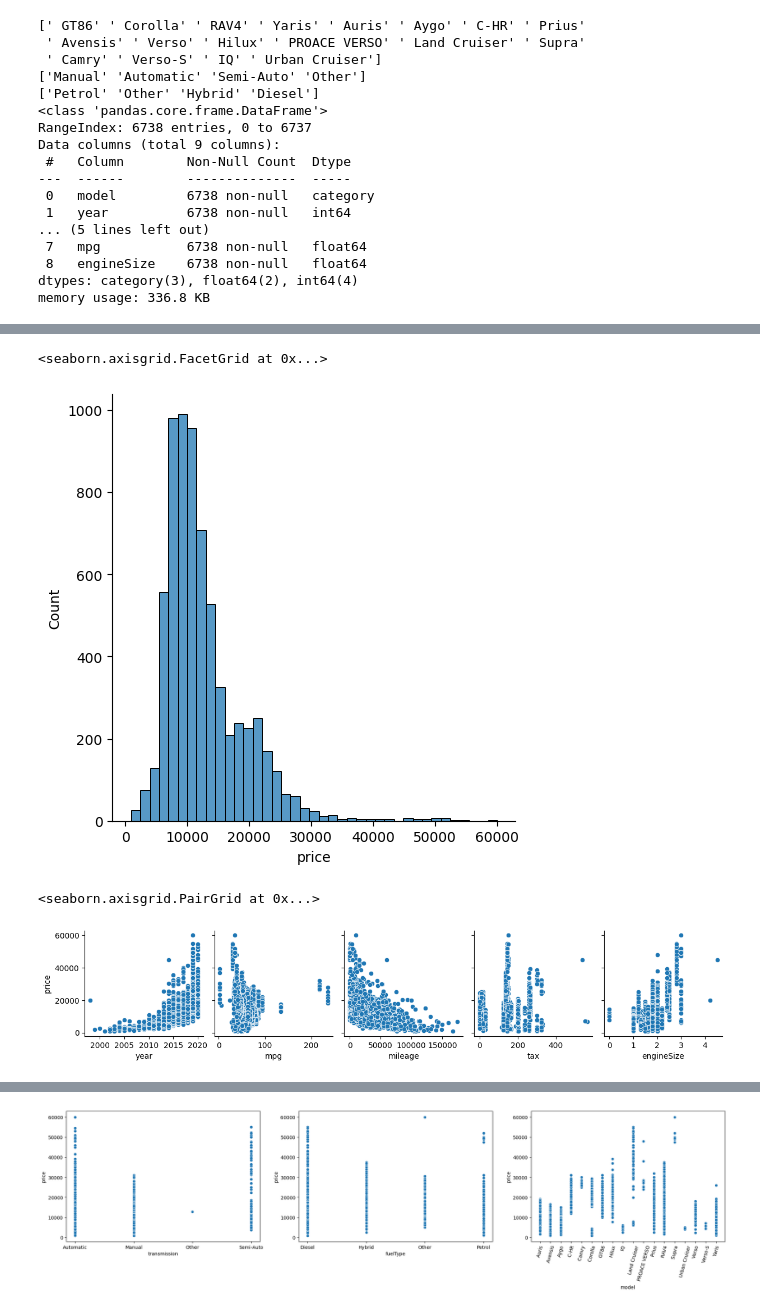
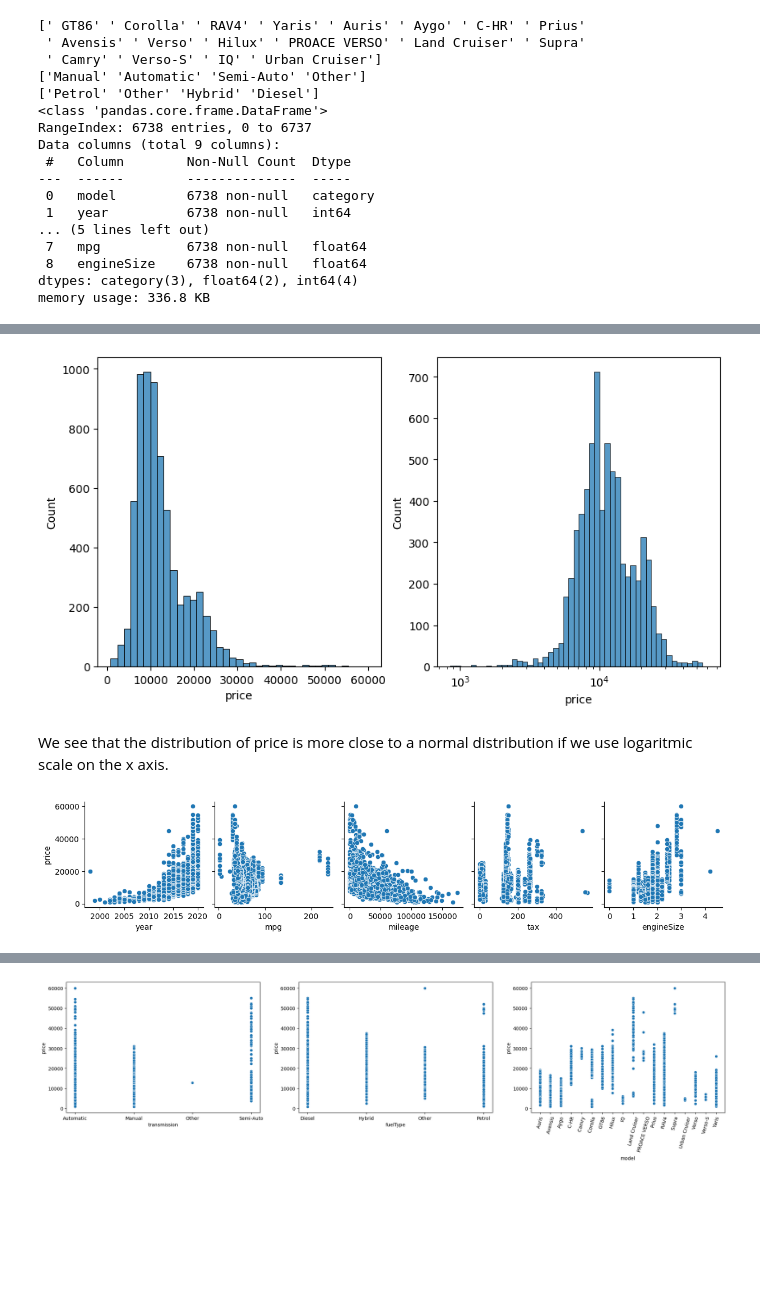
Before and after one commit to lenelise/dc_practice, a Jupyter notebook: practice_exam.ipynb, the cells around one changed output, grey strips where cells are left out. Cells and saved outputs as stored; diff of their text form; code cells hidden in the pictures; blank space fills up the shorter version.

```diff
--- a/practice_exam.ipynb
+++ b/practice_exam.ipynb
@@ -7,8 +7,8 @@ The rest of the columns are either in64 or float64 type which seems appropriate.
 import pandas as pd
 import matplotlib.pyplot as plt
 import seaborn as sns
-data = pd.read_csv('toyota.csv')
-data.head()
+toyota = pd.read_csv('toyota.csv')
+toyota.head()
 # %% [output]
 |  | model | year | price | transmission | mileage | fuelType | tax | mpg | engineSize |
 | 0 | GT86 | 2016 | 16000 | Manual | 24089 | Petrol | 265 | 36.2 | 2.0 |
@@ -51,10 +57,11 @@ dtype: int64
 # %%
 possible_categorical_columns = ['model', 'transmission', 'fuelType']
 for col in possible_categorical_columns:
-    print(data[col].unique())
-    data[col] = data[col].astype('category')
+    print(toyota[col].unique())
+    toyota[col] = toyota[col].astype('category')
 
-data.info()
+#confirming conversion has been done as expected
+toyota.info()
 # %% [output]
 [' GT86' ' Corolla' ' RAV4' ' Yaris' ' Auris' ' Aygo' ' C-HR' ' Prius'
  ' Avensis' ' Verso' ' Hilux' ' PROACE VERSO' ' Land Cruiser' ' Supra'
@@ -94,13 +93,20 @@ data.head()
-# %%
-import seaborn as sns
-numerical_col = ["year", "mpg", "mileage", "tax", "engineSize"]
-categorical_col = ['transmission', 'fuelType', 'model']
-sns.displot(data, x="price", binwidth=1500, log_scale=False)
-# %% [output]
-<seaborn.axisgrid.FacetGrid at 0x...>
-[figure, removed]
+# %%
+numerical_col = ["year", "mpg", "mileage", "tax", "engineSize"]
+categorical_col = ['transmission', 'fuelType', 'model']
+
+fig, axes = plt.subplots(1,2,figsize=(10,5))
+
+# sns.displot(toyota, x="price", binwidth=1500, log_scale=False, ax=axes[0])
+
+sns.histplot(toyota, x="price", binwidth=1500, log_scale=False, ax=axes[0])
+sns.histplot(toyota, x="price", bins=50, log_scale=True, ax=axes[1])
+plt.show()
+# %% [output]
+[figure, added]
+# %% [markdown]
+We see that the distribution of price is more close to a normal distribution if we use logaritmic scale on the x axis.
 # %%
-sns.pairplot(data=data, y_vars="price", x_vars=numerical_col)
+sns.pairplot(data=toyota, y_vars="price", x_vars=numerical_col)
+plt.show()
 # %% [output]
-<seaborn.axisgrid.PairGrid at 0x...>
 [figure]
```
Also changed, not shown: parts of 33 cells of this notebook.
